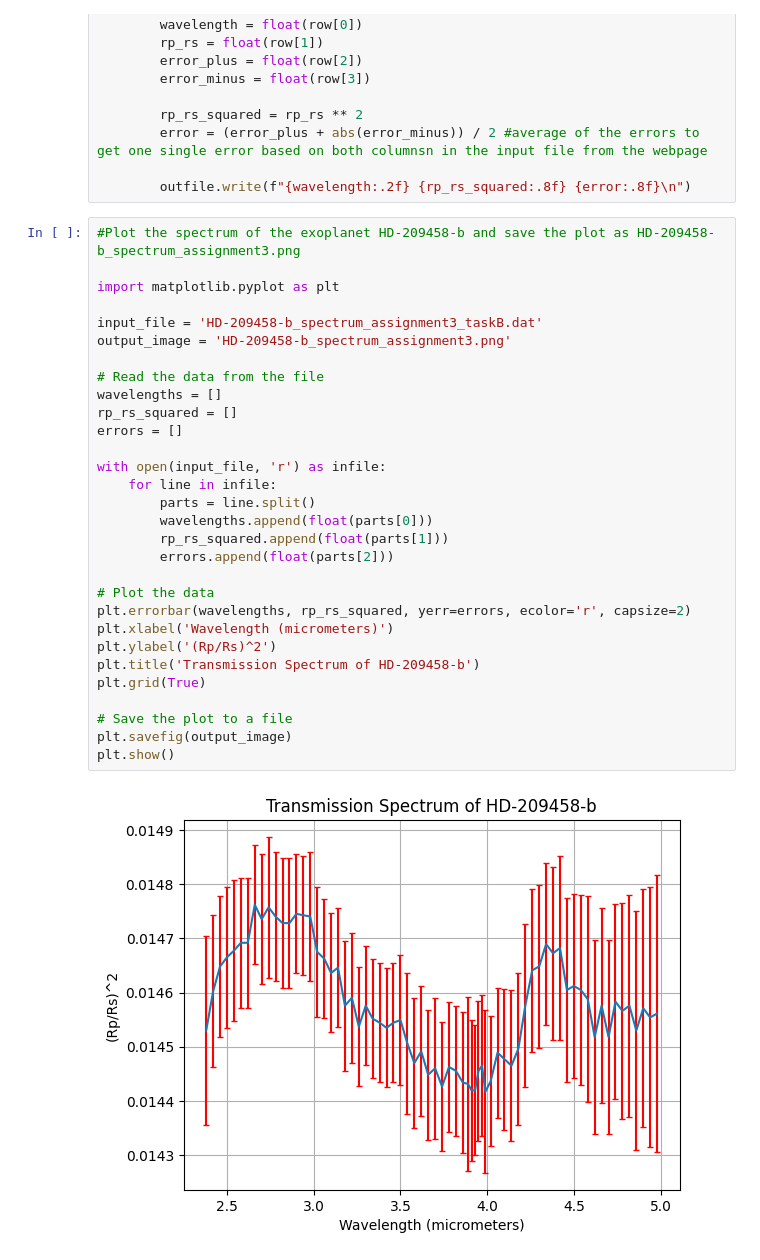
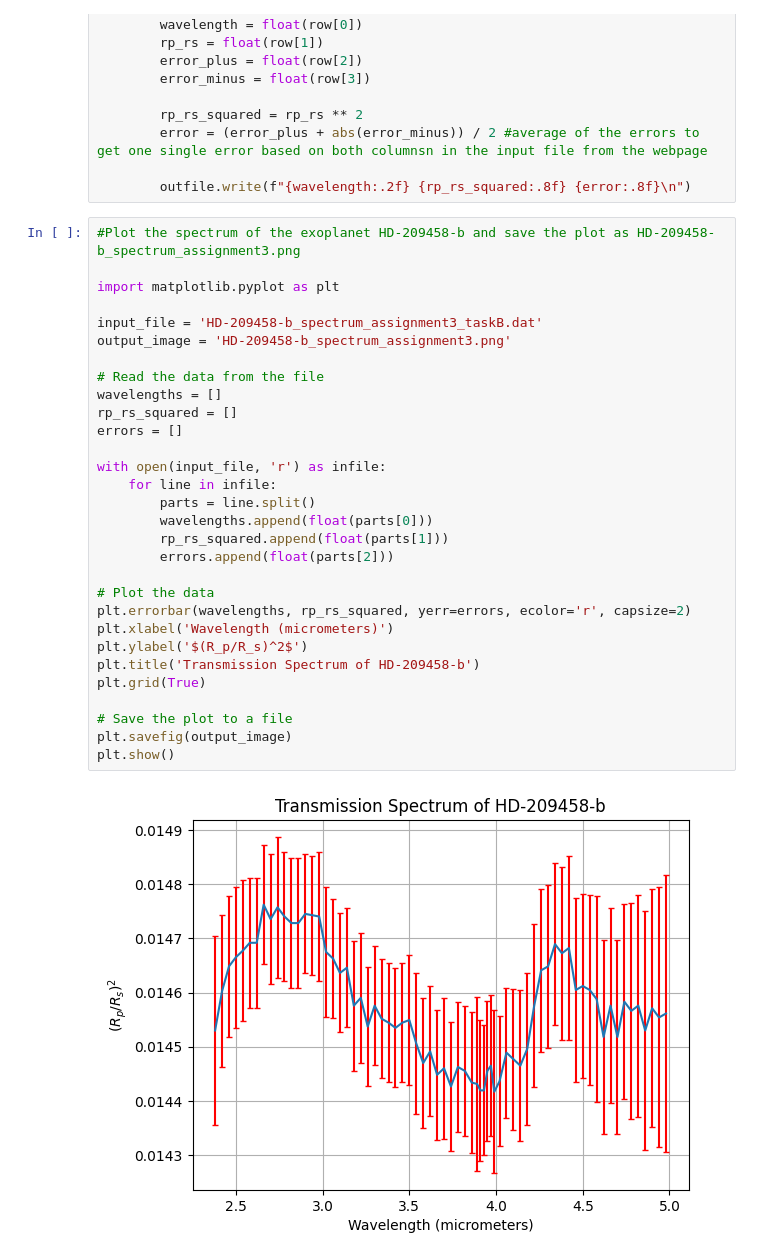
Before and after one commit to JeremySJohn/comp_astro_24, a Jupyter notebook: assignment3/HD209458_model.ipynb, the cells around one changed output. Cells and saved outputs as stored; diff of their text form.

```diff
--- a/assignment3/HD209458_model.ipynb
+++ b/assignment3/HD209458_model.ipynb
@@ -28,32 +28,32 @@ with open(output_file, 'w') as outfile: #write the output file and calculate the
 # %%
 #Plot the spectrum of the exoplanet HD-209458-b and save the plot as HD-209458-b_spectrum_assignment3.png
 
 import matplotlib.pyplot as plt
 
 input_file = 'HD-209458-b_spectrum_assignment3_taskB.dat'
 output_image = 'HD-209458-b_spectrum_assignment3.png'
 
 # Read the data from the file
 wavelengths = []
 rp_rs_squared = []
 errors = []
 
 with open(input_file, 'r') as infile:
     for line in infile:
         parts = line.split()
         wavelengths.append(float(parts[0]))
         rp_rs_squared.append(float(parts[1]))
         errors.append(float(parts[2]))
 
 # Plot the data
 plt.errorbar(wavelengths, rp_rs_squared, yerr=errors, ecolor='r', capsize=2)
 plt.xlabel('Wavelength (micrometers)')
-plt.ylabel('(Rp/Rs)^2')
+plt.ylabel('$(R_p/R_s)^2$')
 plt.title('Transmission Spectrum of HD-209458-b')
 plt.grid(True)
 
 # Save the plot to a file
 plt.savefig(output_image)
 plt.show()
 # %% [output]
-[figure, old version]
+[figure, new version]
```
Also changed, not shown: parts of 1 cell of this notebook, 3 other files.
